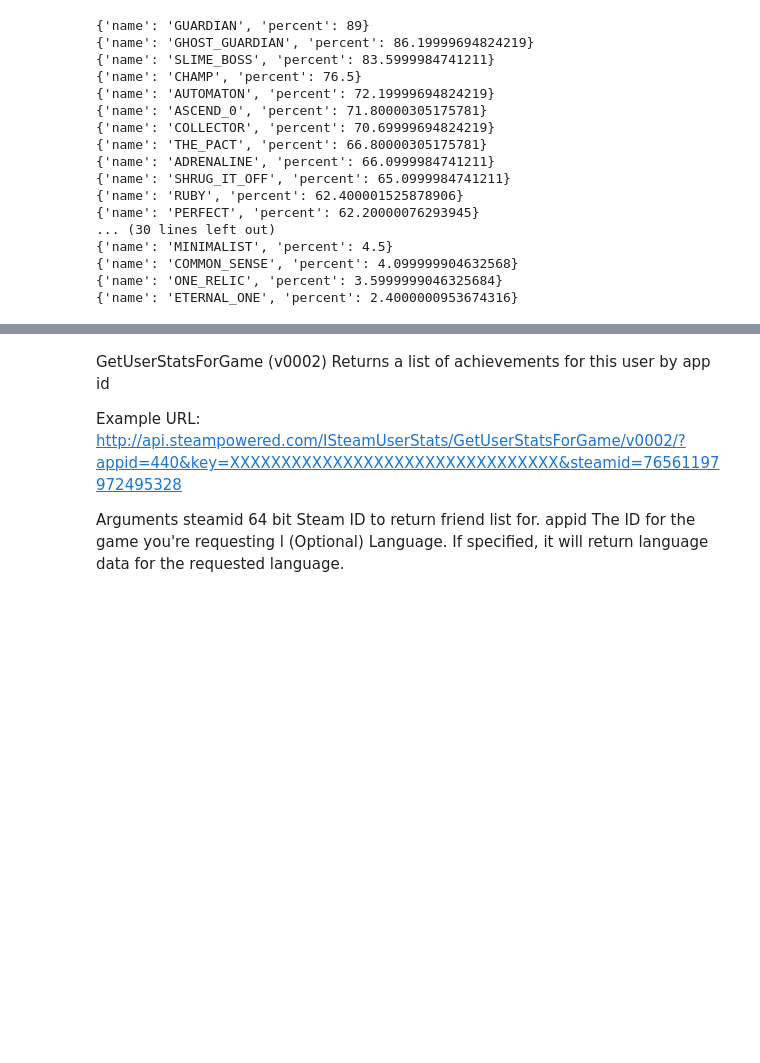
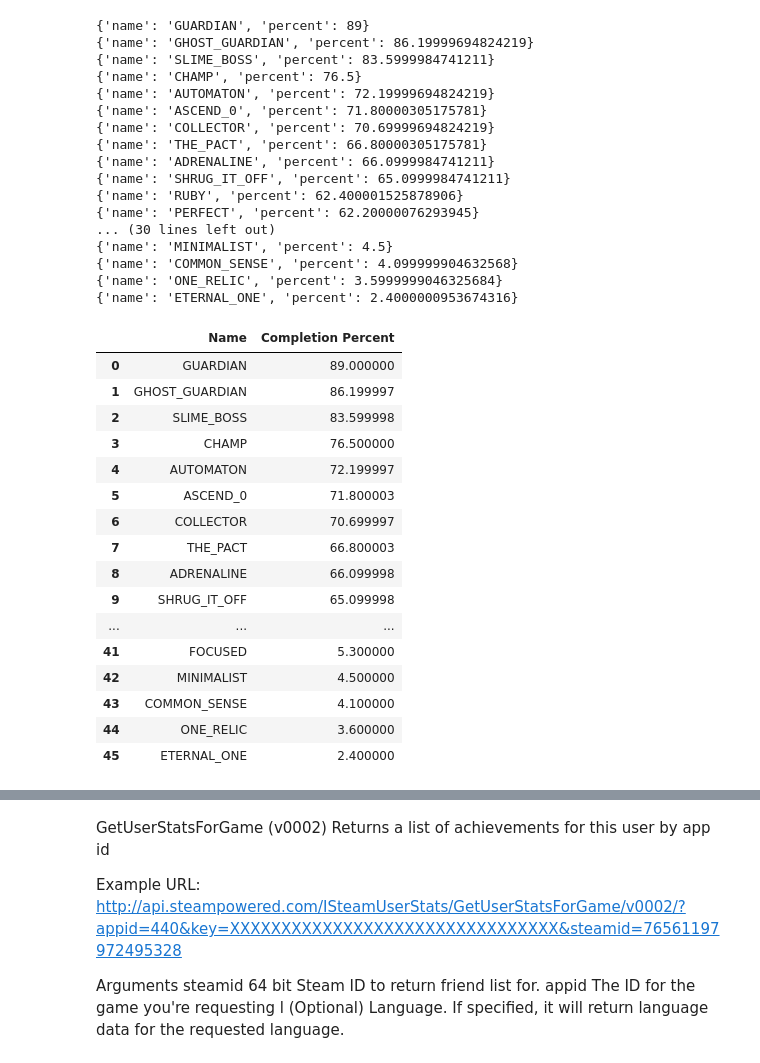
Before and after one commit to angrygorrilla/steam_api_analytics, a Jupyter notebook: Data_collection.ipynb, the cells around one changed output, grey strips where cells are left out. Saved outputs shown, nothing was run; the diff lists cells and outputs as text; code cells hidden in the pictures; blank space fills up the shorter version.

```diff
--- a/Data_collection.ipynb
+++ b/Data_collection.ipynb
@@ -93,5 +97,25 @@ percentages=[i['percent'] for i in data['achievementpercentages']['achievements'
 names=[i['name'] for i in data['achievementpercentages']['achievements']]
 # %%
 acheivement_frame=pd.DataFrame({'Name':names,'Completion Percent':percentages})
+# %%
+acheivement_frame
+# %% [output]
+|  | Name | Completion Percent |
+| 0 | GUARDIAN | 89.000000 |
+| 1 | GHOST_GUARDIAN | 86.199997 |
+| 2 | SLIME_BOSS | 83.599998 |
+| 3 | CHAMP | 76.500000 |
+| 4 | AUTOMATON | 72.199997 |
+| 5 | ASCEND_0 | 71.800003 |
+| 6 | COLLECTOR | 70.699997 |
+| 7 | THE_PACT | 66.800003 |
+| 8 | ADRENALINE | 66.099998 |
+| 9 | SHRUG_IT_OFF | 65.099998 |
+| ... | ... | ... |
+| 41 | FOCUSED | 5.300000 |
+| 42 | MINIMALIST | 4.500000 |
+| 43 | COMMON_SENSE | 4.100000 |
+| 44 | ONE_RELIC | 3.600000 |
+| 45 | ETERNAL_ONE | 2.400000 |
 # %%
 px.histogram(acheivement_frame,x='Completion Percent',nbins=40,marginal='rug',hover_name='Name',title='Slay The Spire Acheivement Completion Percent',)
```
Also changed, not shown: parts of 31 cells of this notebook, 3 other files.
